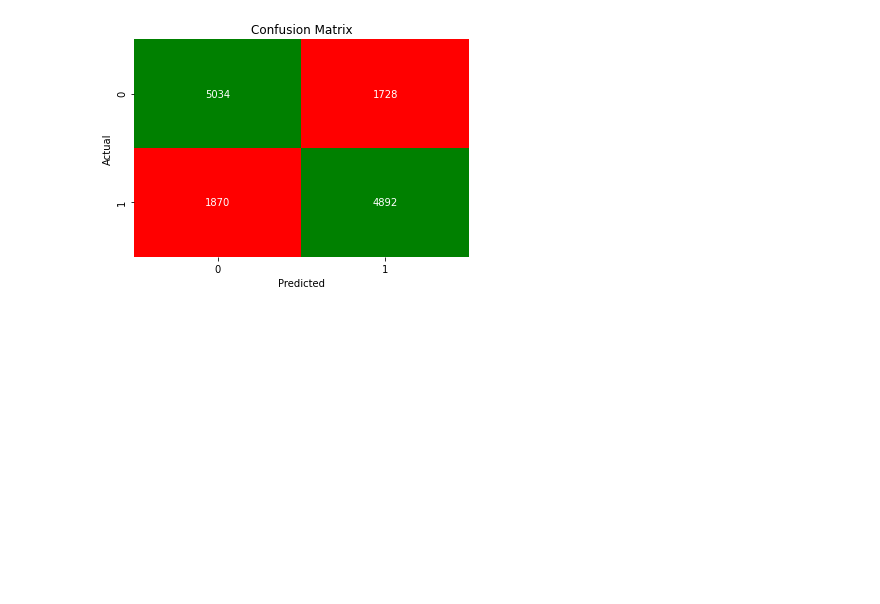
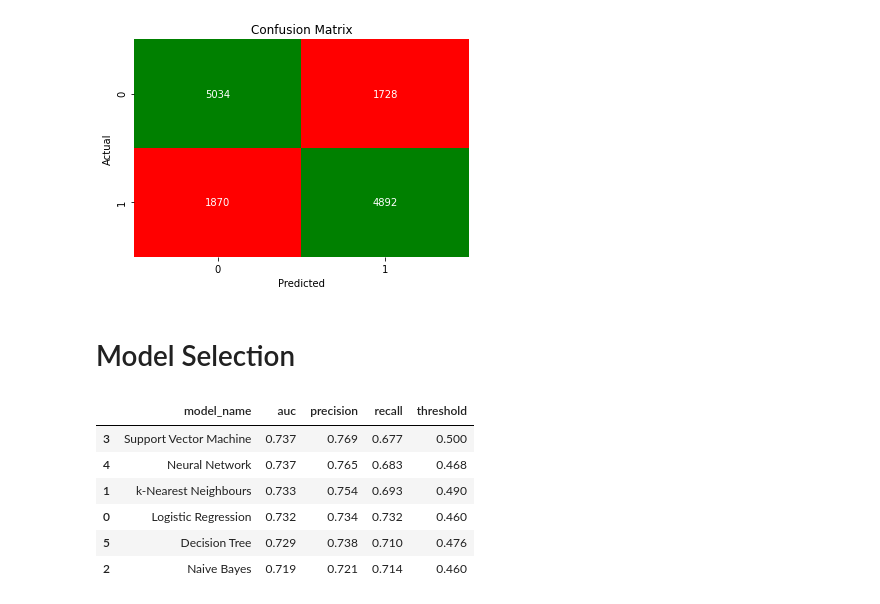
Before and after one commit to jackbustertann/cardiovascular_disease_detection, a Jupyter notebook: index.ipynb, the cells around one changed output. Saved outputs shown, nothing was run; the diff lists cells and outputs as text; code cells hidden in the pictures; blank space fills up the shorter version.

```diff
--- a/index.ipynb
+++ b/index.ipynb
@@ -1182,3 +1180,5 @@ precision = 0.739, recall = 0.723, f1-score = 0.731
 
 - confusion matrix:
 [figure]
+# %% [markdown]
+# Model Selection
@@ -1184,0 +1206,10 @@ precision = 0.739, recall = 0.723, f1-score = 0.731
+# %%
+base_models.sort_values(by = 'auc', ascending = False)
+# %% [output]
+|  | model_name | auc | precision | recall | threshold |
+| 3 | Support Vector Machine | 0.737 | 0.769 | 0.677 | 0.500 |
+| 4 | Neural Network | 0.737 | 0.765 | 0.683 | 0.468 |
+| 1 | k-Nearest Neighbours | 0.733 | 0.754 | 0.693 | 0.490 |
+| 0 | Logistic Regression | 0.732 | 0.734 | 0.732 | 0.460 |
+| 5 | Decision Tree | 0.729 | 0.738 | 0.710 | 0.476 |
+| 2 | Naive Bayes | 0.719 | 0.721 | 0.714 | 0.460 |
```
Also changed, not shown: parts of 12 cells of this notebook.
